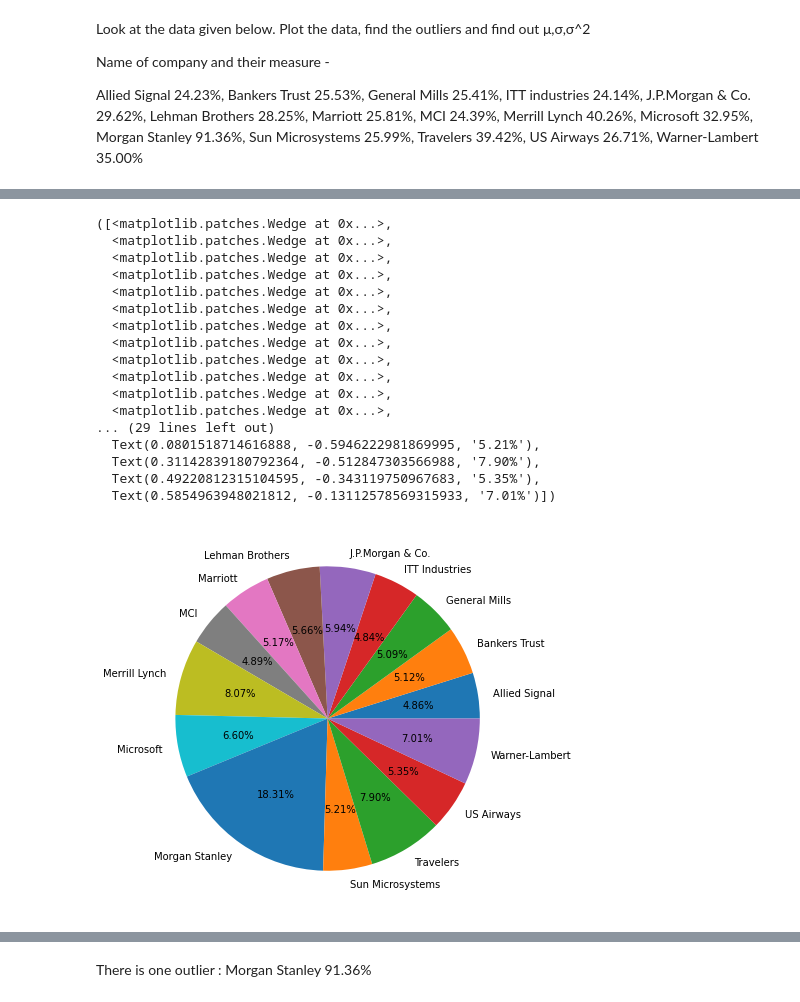
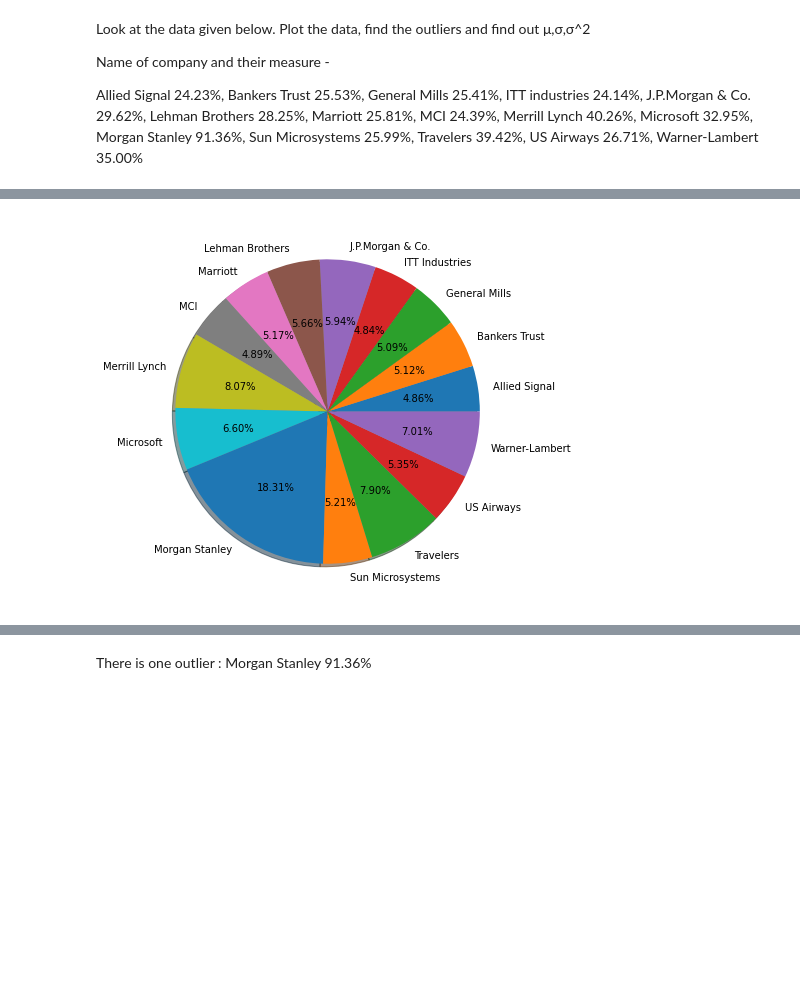
Before and after one commit to RiteshopShrivastava/A01_Basic-Stats-leve_02, a Jupyter notebook: Assignment_2_Set_1_Q1_(Basic_Statistics_level_2).ipynb, the cells around one changed output, grey strips where cells are left out. Cells and saved outputs as stored; diff of their text form; code cells hidden in the pictures; blank space fills up the shorter version.

```diff
--- a/Assignment_2_Set_1_Q1_(Basic_Statistics_level_2).ipynb
+++ b/Assignment_2_Set_1_Q1_(Basic_Statistics_level_2).ipynb
@@ -33,25 +34,9 @@ data
 dtype: float64
 # %%
 plt.figure(figsize=(7,7))
-plt.pie(data, labels= Column, autopct='%1.2f%%',shadow=False)
+plt.pie(data, labels= Column, autopct='%1.2f%%',shadow=True)
+plt.show()
 # %% [output]
-([<matplotlib.patches.Wedge at 0x...>,
-  <matplotlib.patches.Wedge at 0x...>,
-  <matplotlib.patches.Wedge at 0x...>,
-  <matplotlib.patches.Wedge at 0x...>,
-  <matplotlib.patches.Wedge at 0x...>,
-  <matplotlib.patches.Wedge at 0x...>,
-  <matplotlib.patches.Wedge at 0x...>,
-  <matplotlib.patches.Wedge at 0x...>,
-  <matplotlib.patches.Wedge at 0x...>,
-  <matplotlib.patches.Wedge at 0x...>,
-  <matplotlib.patches.Wedge at 0x...>,
-  <matplotlib.patches.Wedge at 0x...>,
-... (29 lines left out)
-  Text(0.0801518714616888, -0.5946222981869995, '5.21%'),
-  Text(0.31142839180792364, -0.512847303566988, '7.90%'),
-  Text(0.49220812315104595, -0.343119750967683, '5.35%'),
-  Text(0.5854963948021812, -0.13112578569315933, '7.01%')])
-[figure, old version]
+[figure, new version]
 # %%
 plt.boxplot(data)
```
Also changed, not shown: parts of 2 cells of this notebook.
